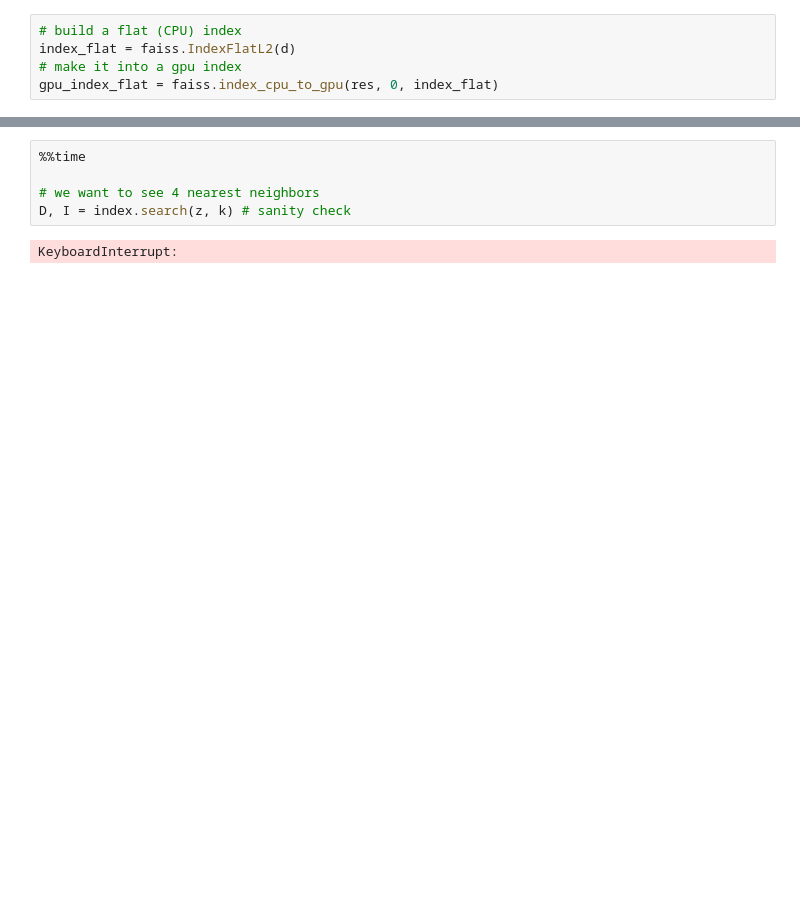
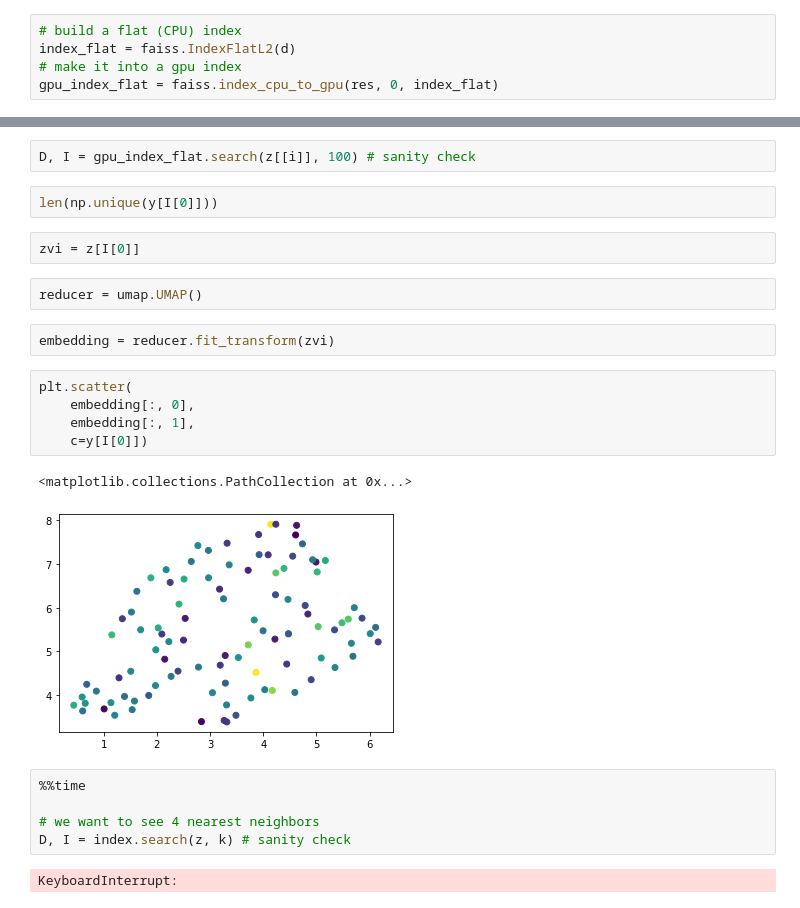
Before and after one commit to mlutils/beamds, a Jupyter notebook: notebooks/image_net.ipynb, the cells around one changed output, grey strips where cells are left out. Saved outputs shown, nothing was run; the diff lists cells and outputs as text; blank space fills up the shorter version.

```diff
--- a/notebooks/image_net.ipynb
+++ b/notebooks/image_net.ipynb
@@ -204,3 +316,21 @@ Wall time: 1.72 s
+# %%
+D, I = gpu_index_flat.search(z[[i]], 100) # sanity check
+# %%
+len(np.unique(y[I[0]]))
+# %%
+zvi = z[I[0]]
+# %%
+reducer = umap.UMAP()
+# %%
+embedding = reducer.fit_transform(zvi)
+# %%
+plt.scatter(
+    embedding[:, 0],
+    embedding[:, 1],
+    c=y[I[0]])
+# %% [output]
+<matplotlib.collections.PathCollection at 0x...>
+[figure, added]
 # %%
 %%time
 
```
Also changed, not shown: parts of 44 cells of this notebook, 5 other files.
